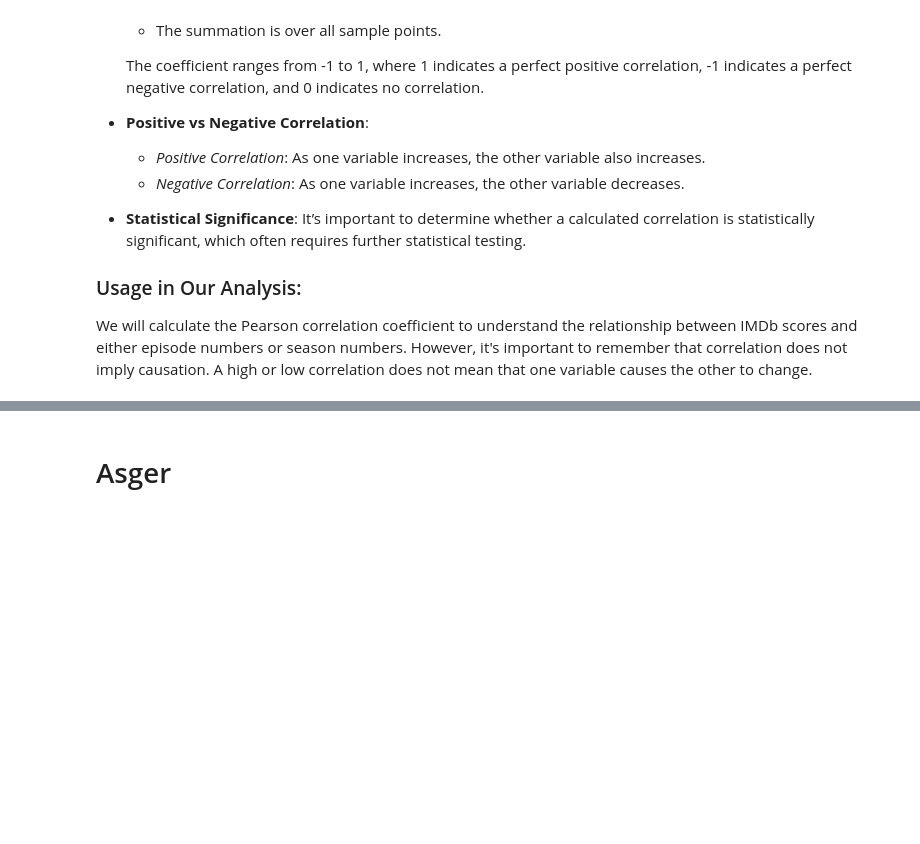
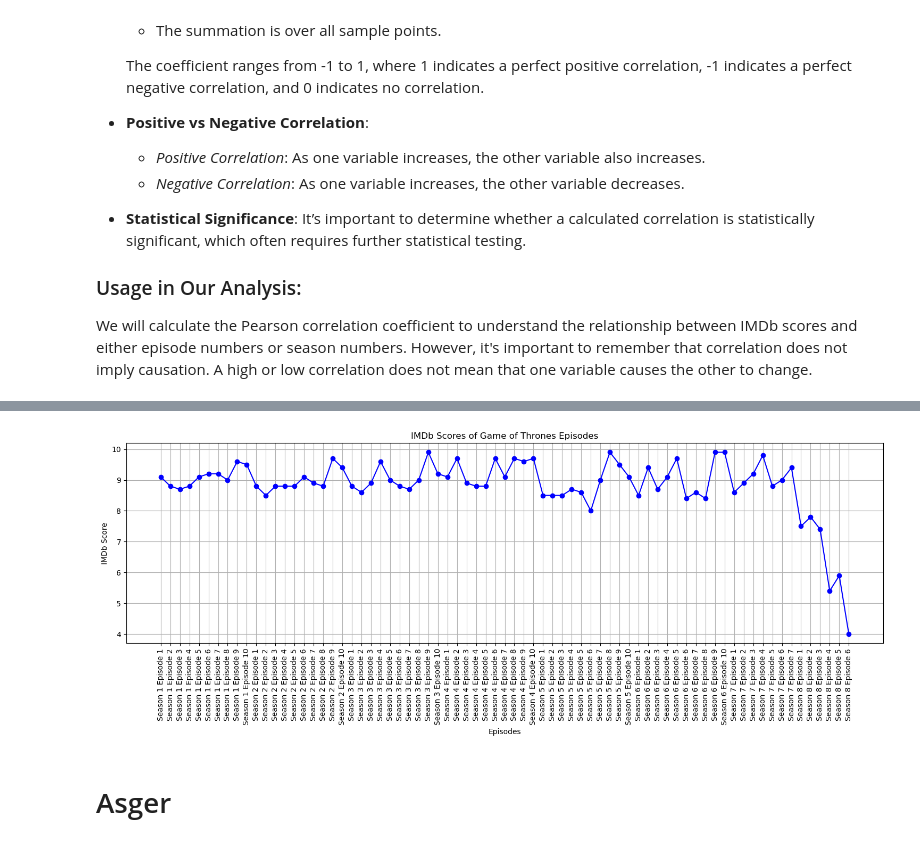
Before and after one commit to Agentroi/socialegraphs23, a Jupyter notebook: project/final/working_notebook.ipynb, the cells around one changed output, grey strips where cells are left out. Cells and saved outputs as stored; diff of their text form; code cells hidden in the pictures; blank space fills up the shorter version.

```diff
--- a/project/final/working_notebook.ipynb
+++ b/project/final/working_notebook.ipynb
@@ -609,7 +609,7 @@ def parse_got_csv(file_path):
     return episodes
 
 # Example usage
-file_path = 'got_imdb.csv'
+file_path = '../got_imdb.csv'
 got_episodes = parse_got_csv(file_path)
 for key, value in got_episodes.items():
     print(f"{key}: {value}")
@@ -674,3 +693,28 @@ episode_correlation(imdb_scores, imdb_scores, 0.05)
+# %%
+def plot_imdb_scores(episodes):
+    # Extract IMDb scores
+    scores = [episode['rating'] for episode in episodes.values()]
+
+    # Create formatted episode labels
+    episode_labels = [f"Season {episode['season']} Episode {episode['episode']}" for episode in episodes.values()]
+
+    # Plotting
+    plt.figure(figsize=(15, 6))
+    plt.plot(episode_labels, scores, marker='o', linestyle='-', color='b')
+    plt.title('IMDb Scores of Game of Thrones Episodes')
+    plt.xlabel('Episodes')
+    plt.ylabel('IMDb Score')
+    plt.grid(True)
+    plt.xticks(rotation=90)
+    plt.tight_layout()
+
+    return plt
+
+# Plot the IMDb scores
+got_plot = plot_imdb_scores(got_episodes)
+got_plot.show()
+# %% [output]
+[figure, added]
 # %% [markdown]
 # Asger
 # %% [markdown]
```
Also changed, not shown: parts of 4 cells of this notebook.
